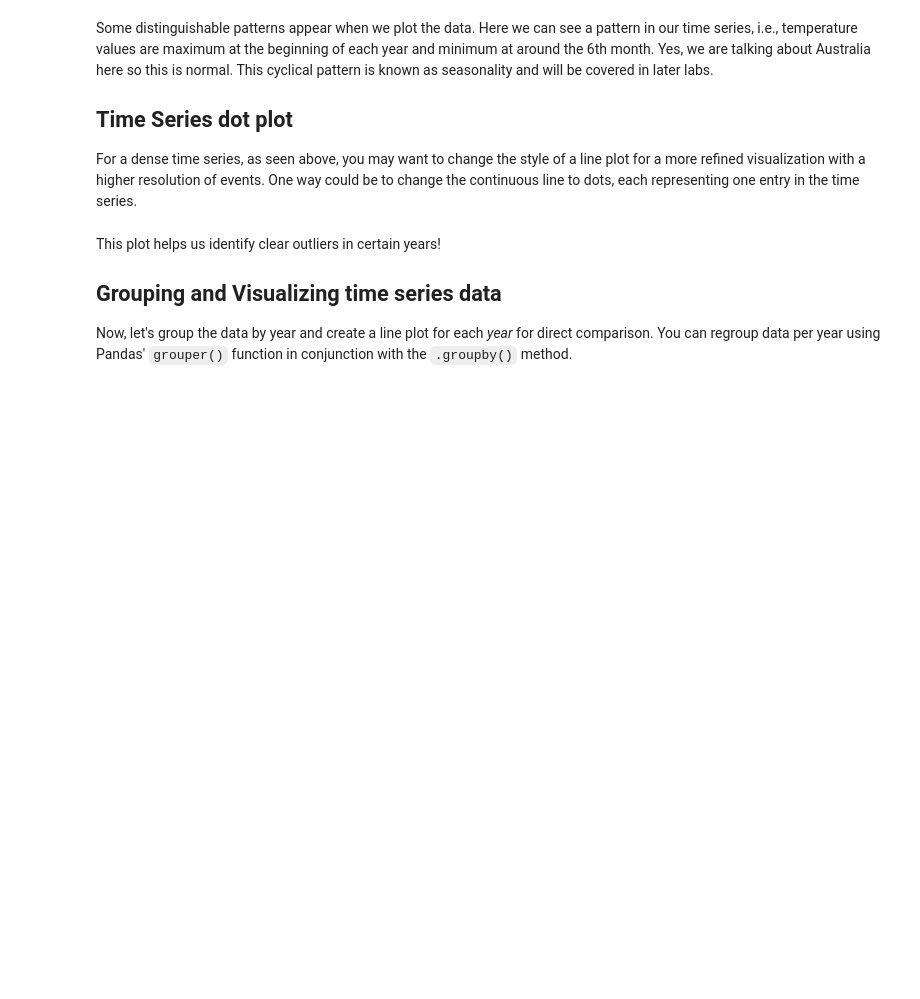
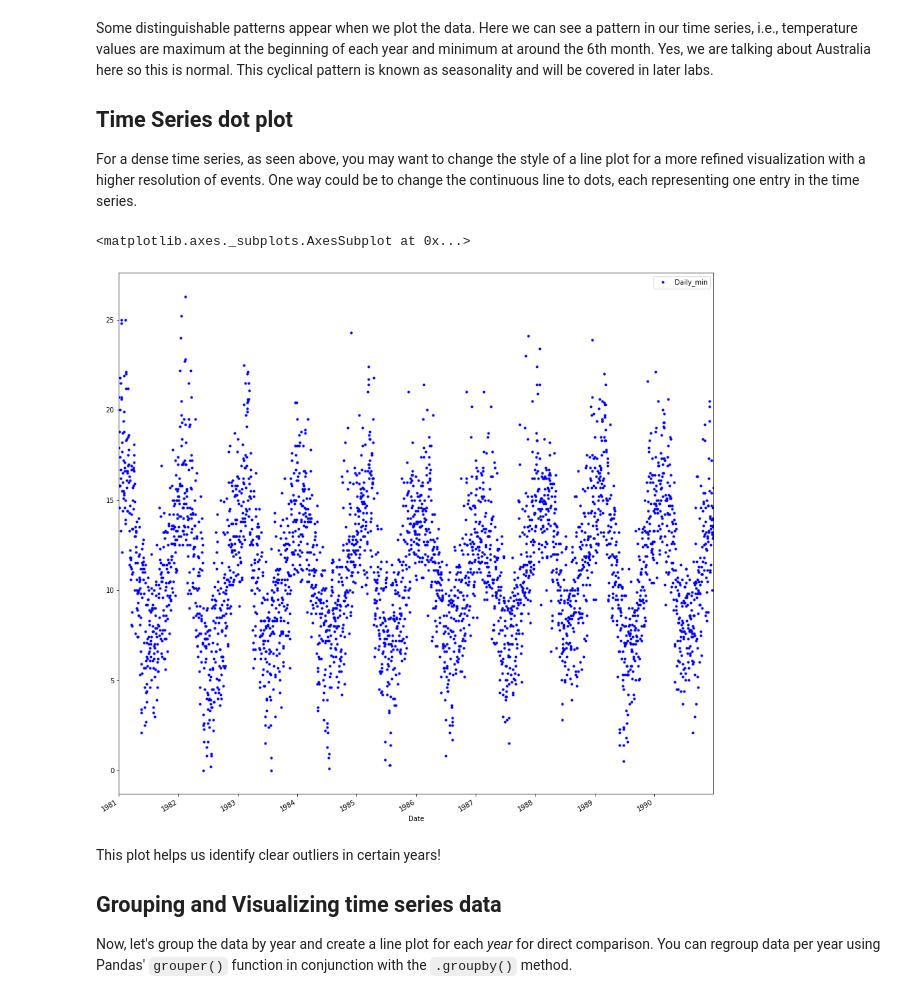
Before and after one commit to daveajstearns/dsc-visualizing-time-series-data-lab-nyc-ds-021720, a Jupyter notebook: index.ipynb, the cells around one changed output. Drawn from its saved outputs; the diff is of its cells as text; code cells hidden in the pictures; blank space fills up the shorter version.

```diff
--- a/index.ipynb
+++ b/index.ipynb
@@ -82,7 +82,10 @@ Some distinguishable patterns appear when we plot the data. Here we can see a pa
 For a dense time series, as seen above, you may want to change the style of a line plot for a more refined visualization with a higher resolution of events. One way could be to change the continuous line to dots, each representing one entry in the time series.
 # %%
 # Use dots instead on a continuous line and redraw the time series
-temp_data.plot(figsize=(16,16), style = )
+temp_data.plot(figsize=(16,16), style = '.b')
+# %% [output]
+<matplotlib.axes._subplots.AxesSubplot at 0x...>
+[figure, added]
 # %% [markdown]
 This plot helps us identify clear outliers in certain years!
 
```
